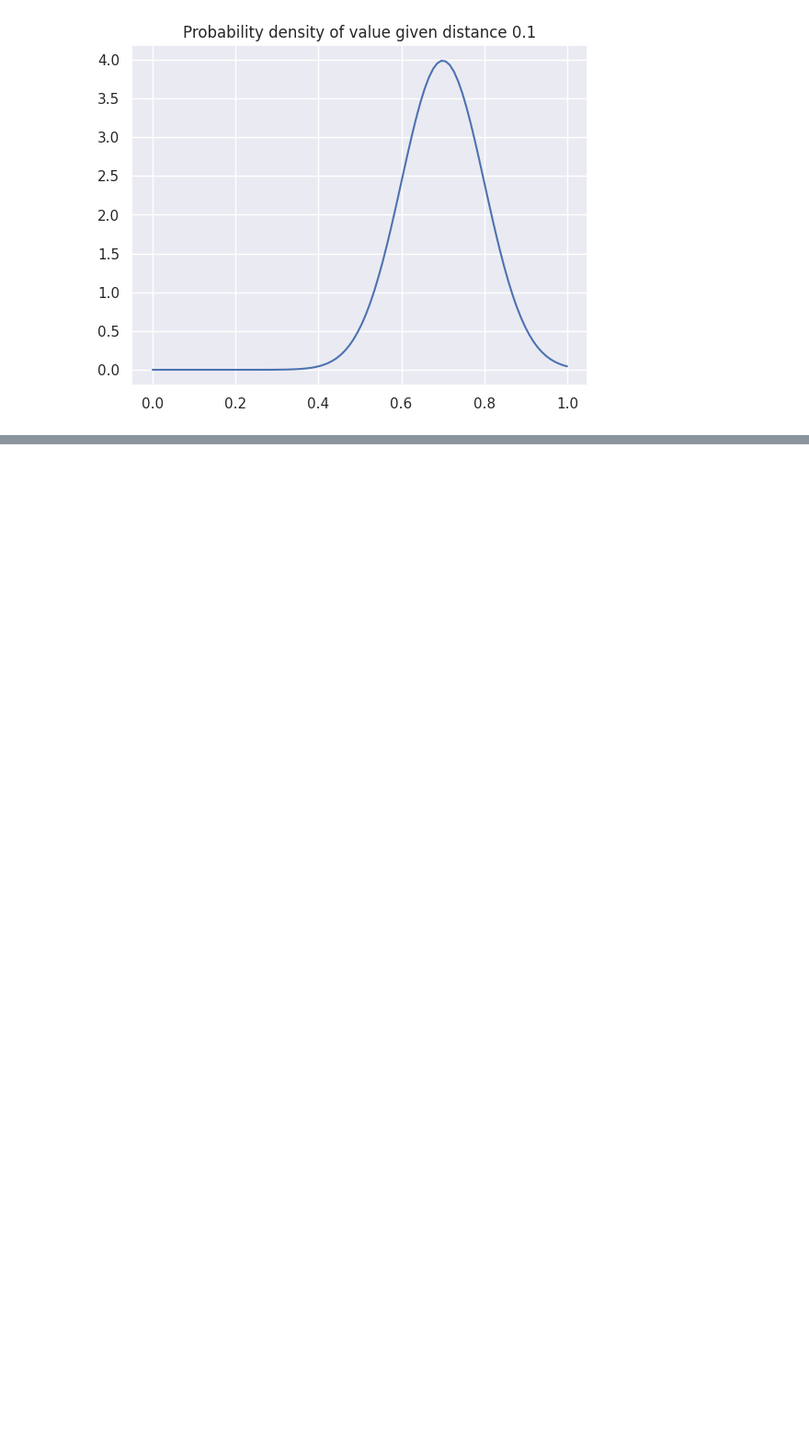
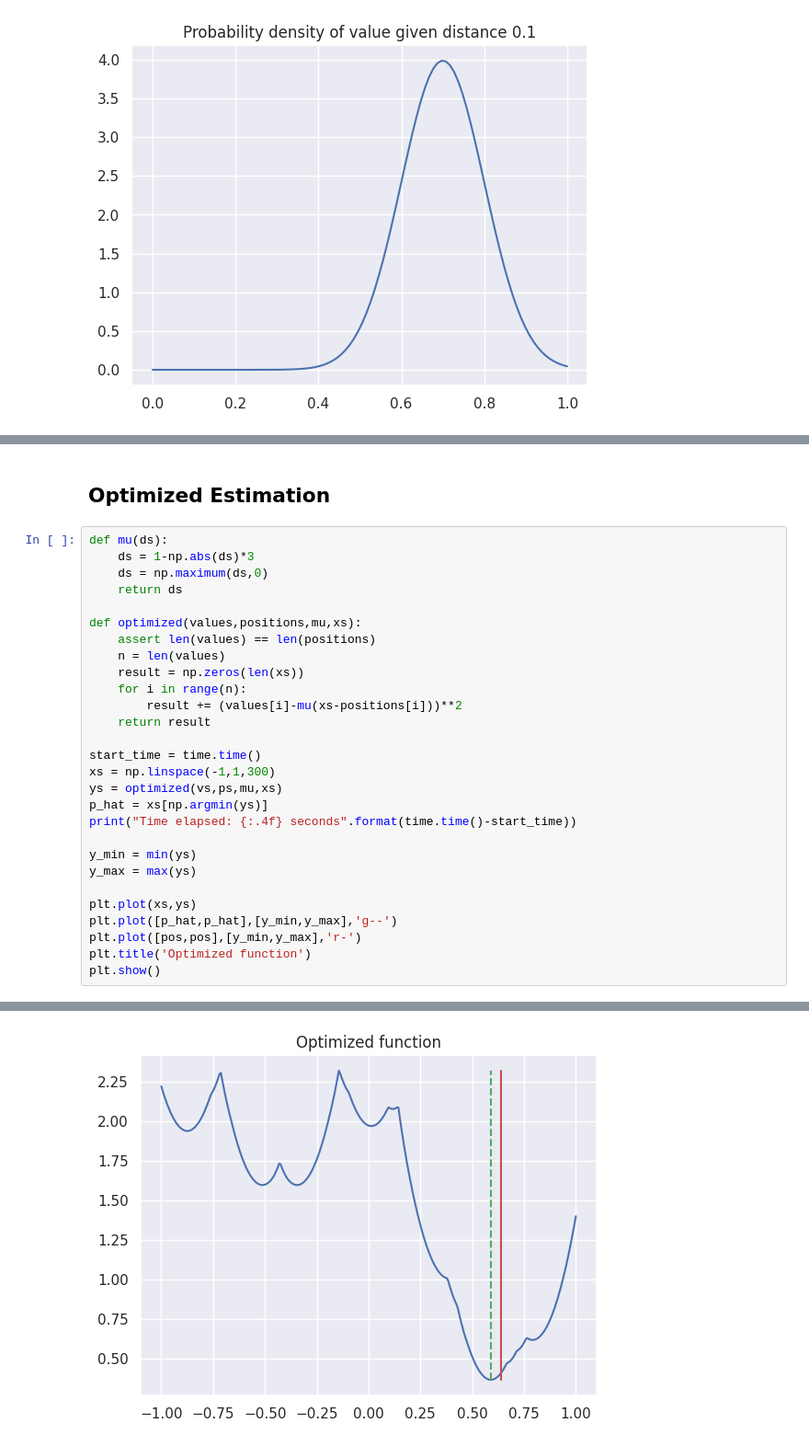
Before and after one commit to unknownpgr/unknownpgr.github.io, a Jupyter notebook: posts/bayes-sensor/m.ipynb, the cells around one changed output, grey strips where cells are left out. Shown: that part at 92% size. Cells and saved outputs as stored; diff of their text form; blank space fills up the shorter version.

```diff
--- a/posts/bayes-sensor/m.ipynb
+++ b/posts/bayes-sensor/m.ipynb
@@ -102,0 +121,31 @@ Error: 2.32%
+# %% [markdown]
+## Optimized Estimation
+# %%
+def mu(ds):
+    ds = 1-np.abs(ds)*3
+    ds = np.maximum(ds,0)
+    return ds
+
+def optimized(values,positions,mu,xs):
+    assert len(values) == len(positions)
+    n = len(values)
+    result = np.zeros(len(xs))
+    for i in range(n):
+        result += (values[i]-mu(xs-positions[i]))**2
+    return result
+
+start_time = time.time()
+xs = np.linspace(-1,1,300)
+ys = optimized(vs,ps,mu,xs)
+p_hat = xs[np.argmin(ys)]
+print("Time elapsed: {:.4f} seconds".format(time.time()-start_time))
+
+y_min = min(ys)
+y_max = max(ys)
+
+plt.plot(xs,ys)
+plt.plot([p_hat,p_hat],[y_min,y_max],'g--')
+plt.plot([pos,pos],[y_min,y_max],'r-')
+plt.title('Optimized function')
+plt.show()
+# %% [output]
@@ -102,0 +153 @@ Error: 2.32%
+[figure, added]
```
Also changed, not shown: parts of 10 cells of this notebook, 2 other files.
